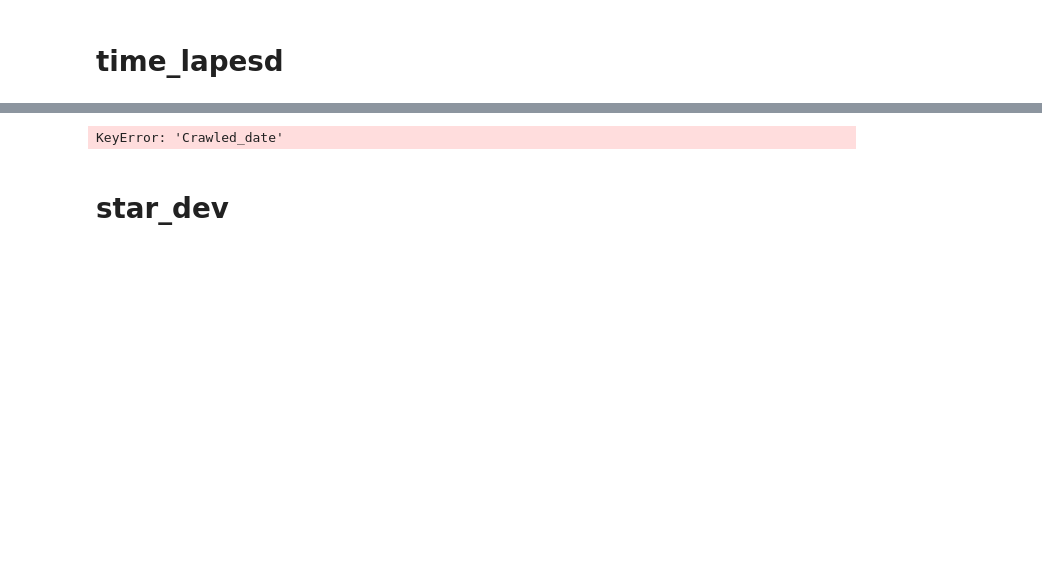
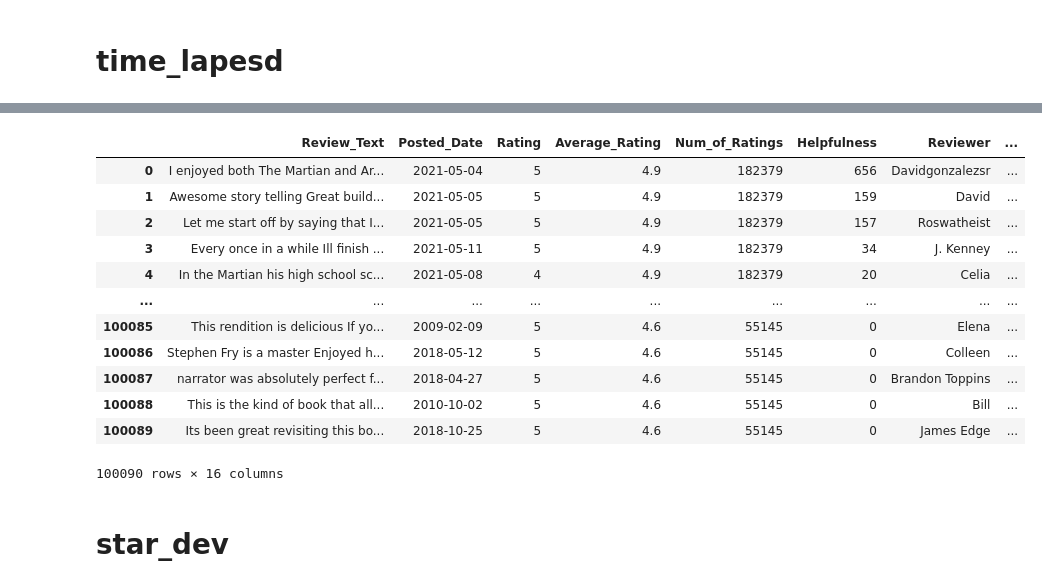
Before and after one commit to bhw119/PADA_LAB, a Jupyter notebook: preprocessing_code/preprocessing_merged.ipynb, the cells around one changed output, grey strips where cells are left out. Saved outputs shown, nothing was run; the diff lists cells and outputs as text; code cells hidden in the pictures; blank space fills up the shorter version.

```diff
--- a/preprocessing_code/preprocessing_merged.ipynb
+++ b/preprocessing_code/preprocessing_merged.ipynb
@@ -52,14 +61,30 @@ df
 # %%
-# Posted_Date와 Crawled_date를 datetime 형식으로 변환
-df['Posted_Date'] = pd.to_datetime(df['Posted_Date'], format='%Y-%m-%d', errors='coerce')
-df['Crawled_date'] = pd.to_datetime(df['Crawled_date'], format='%Y-%m-%d', errors='coerce')
+# Crawled_date 열 생성 및 값 채우기
+df['Crawled_date'] = '24-12-05'
+
+# Posted_Date의 형식을 변경 (05-04-21 -> 21-05-04로 변환)
+df['Posted_Date'] = pd.to_datetime(df['Posted_Date'], format='%m-%d-%y', errors='coerce')
+df['Crawled_date'] = pd.to_datetime(df['Crawled_date'], format='%y-%m-%d', errors='coerce')
 
 # 날짜 차이 계산 (Crawled_date - Posted_Date)
 df['time_lapsed'] = (df['Crawled_date'] - df['Posted_Date']).dt.days  # 일(day) 단위로 계산
 
+# 결과 확인
 df
 # %% [output]
+|  | Review_Text | Posted_Date | Rating | Average_Rating | Num_of_Ratings | Helpfulness | Reviewer | ... |
+| 0 | I enjoyed both The Martian and Ar... | 2021-05-04 | 5 | 4.9 | 182379 | 656 | Davidgonzalezsr | ... |
+| 1 | Awesome story telling Great build... | 2021-05-05 | 5 | 4.9 | 182379 | 159 | David | ... |
+| 2 | Let me start off by saying that I... | 2021-05-05 | 5 | 4.9 | 182379 | 157 | Roswatheist | ... |
+| 3 | Every once in a while Ill finish ... | 2021-05-11 | 5 | 4.9 | 182379 | 34 | J. Kenney | ... |
+| 4 | In the Martian his high school sc... | 2021-05-08 | 4 | 4.9 | 182379 | 20 | Celia | ... |
+| ... | ... | ... | ... | ... | ... | ... | ... | ... |
+| 100085 | This rendition is delicious If yo... | 2009-02-09 | 5 | 4.6 | 55145 | 0 | Elena | ... |
+| 100086 | Stephen Fry is a master Enjoyed h... | 2018-05-12 | 5 | 4.6 | 55145 | 0 | Colleen | ... |
+| 100087 | narrator was absolutely perfect f... | 2018-04-27 | 5 | 4.6 | 55145 | 0 | Brandon Toppins | ... |
+| 100088 | This is the kind of book that all... | 2010-10-02 | 5 | 4.6 | 55145 | 0 | Bill | ... |
+| 100089 | Its been great revisiting this bo... | 2018-10-25 | 5 | 4.6 | 55145 | 0 | James Edge | ... |
-KeyError: 'Crawled_date'
+100090 rows × 16 columns
 # %% [markdown]
 # star_dev
 # %%
```
Also changed, not shown: parts of 7 cells of this notebook, 5 other files.
